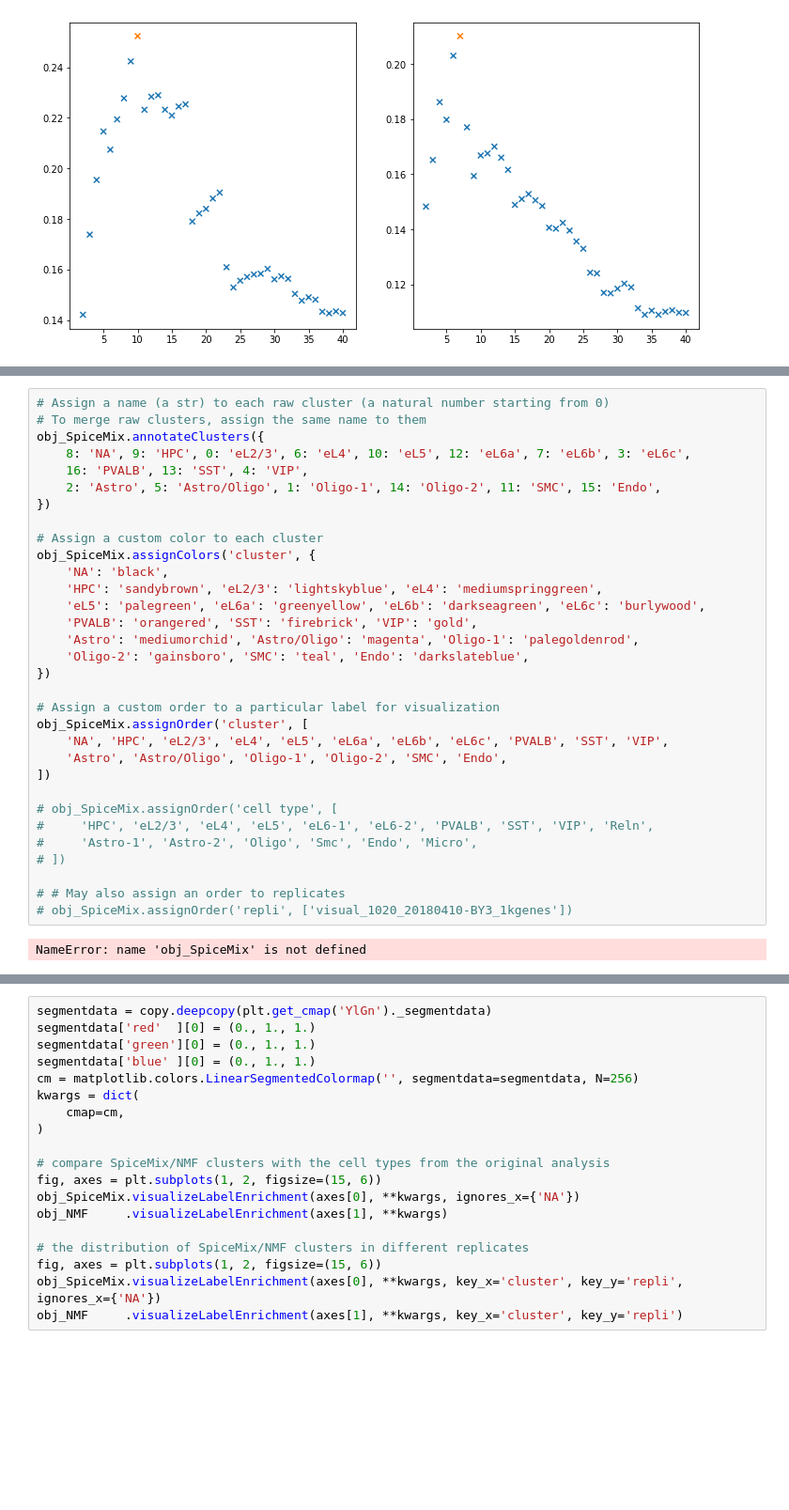
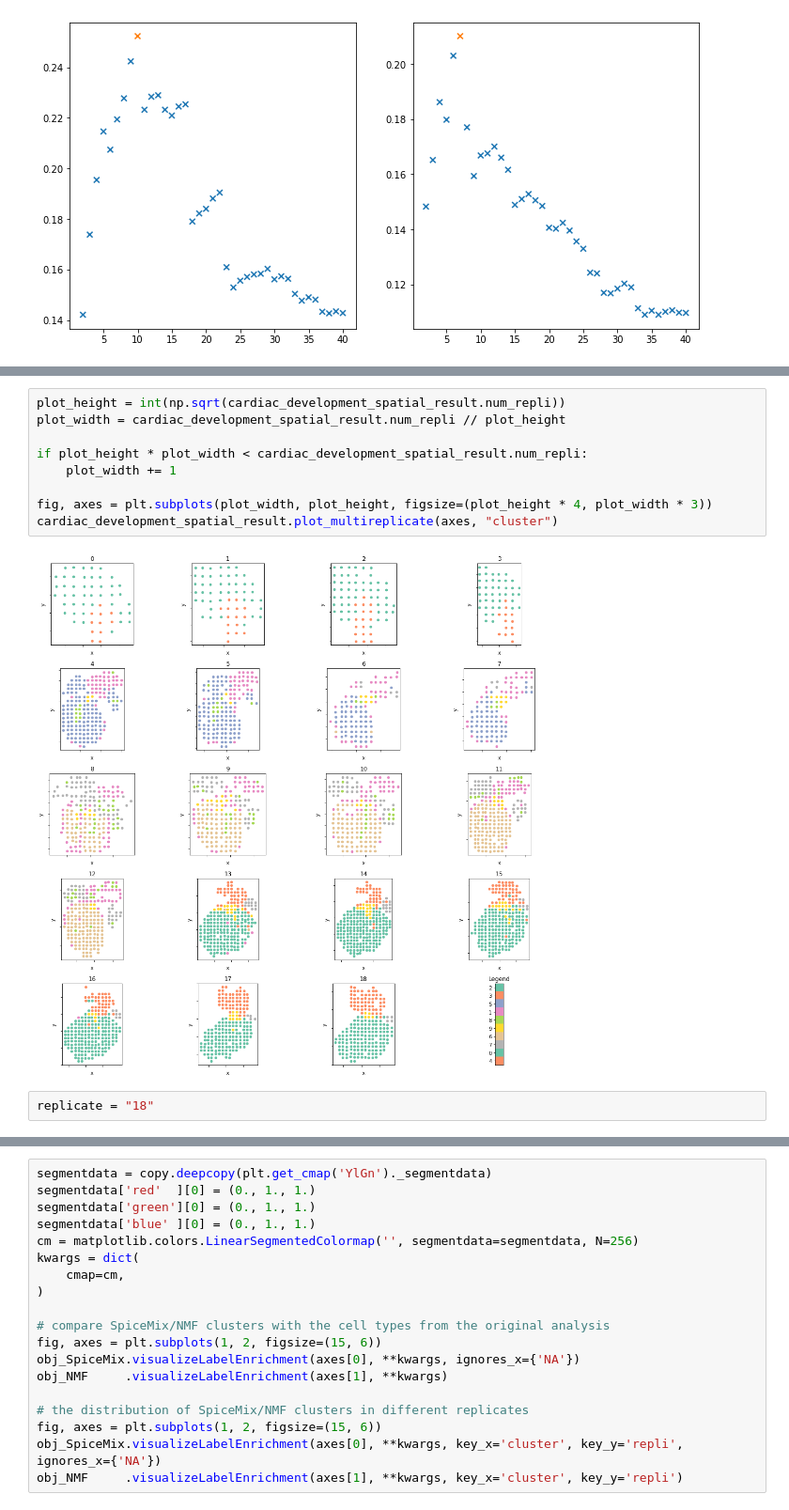
Before and after one commit to alam-shahul/popari, a Jupyter notebook: SpiceMix/analyze_results.ipynb, the cells around one changed output, grey strips where cells are left out. Shown at 94% size. Drawn from its saved outputs; the diff is of its cells as text; blank space fills up the shorter version.

```diff
--- a/SpiceMix/analyze_results.ipynb
+++ b/SpiceMix/analyze_results.ipynb
@@ -87,37 +79,16 @@ sns.scatterplot(ax=axes[1], x='x',y='y',hue='cluster',data=cardiac_development_n
-# %%
-# Assign a name (a str) to each raw cluster (a natural number starting from 0)
-# To merge raw clusters, assign the same name to them
-obj_SpiceMix.annotateClusters({
-    8: 'NA', 9: 'HPC', 0: 'eL2/3', 6: 'eL4', 10: 'eL5', 12: 'eL6a', 7: 'eL6b', 3: 'eL6c',
-    16: 'PVALB', 13: 'SST', 4: 'VIP',
-    2: 'Astro', 5: 'Astro/Oligo', 1: 'Oligo-1', 14: 'Oligo-2', 11: 'SMC', 15: 'Endo',
-})
-
-# Assign a custom color to each cluster
-obj_SpiceMix.assignColors('cluster', {
-    'NA': 'black',
-    'HPC': 'sandybrown', 'eL2/3': 'lightskyblue', 'eL4': 'mediumspringgreen',
-    'eL5': 'palegreen', 'eL6a': 'greenyellow', 'eL6b': 'darkseagreen', 'eL6c': 'burlywood',
-    'PVALB': 'orangered', 'SST': 'firebrick', 'VIP': 'gold',
-    'Astro': 'mediumorchid', 'Astro/Oligo': 'magenta', 'Oligo-1': 'palegoldenrod',
-    'Oligo-2': 'gainsboro', 'SMC': 'teal', 'Endo': 'darkslateblue',
-})
-
-# Assign a custom order to a particular label for visualization
-obj_SpiceMix.assignOrder('cluster', [
-    'NA', 'HPC', 'eL2/3', 'eL4', 'eL5', 'eL6a', 'eL6b', 'eL6c', 'PVALB', 'SST', 'VIP',
-    'Astro', 'Astro/Oligo', 'Oligo-1', 'Oligo-2', 'SMC', 'Endo',
-])
-
-# obj_SpiceMix.assignOrder('cell type', [
-#     'HPC', 'eL2/3', 'eL4', 'eL5', 'eL6-1', 'eL6-2', 'PVALB', 'SST', 'VIP', 'Reln',
-#     'Astro-1', 'Astro-2', 'Oligo', 'Smc', 'Endo', 'Micro',
-# ])
-
-# # May also assign an order to replicates
-# obj_SpiceMix.assignOrder('repli', ['visual_1020_20180410-BY3_1kgenes'])
-# %% [output]
-NameError: name 'obj_SpiceMix' is not defined
+# %%
+plot_height = int(np.sqrt(cardiac_development_spatial_result.num_repli))
+plot_width = cardiac_development_spatial_result.num_repli // plot_height
+
+if plot_height * plot_width < cardiac_development_spatial_result.num_repli:
+    plot_width += 1
+
+fig, axes = plt.subplots(plot_width, plot_height, figsize=(plot_height * 4, plot_width * 3))
+cardiac_development_spatial_result.plot_multireplicate(axes, "cluster")
+# %% [output]
+[figure, added]
+# %%
+replicate = "18"
 # %%
 # We ovrlap latent states on the spatial space
 # SpiceMix metagenes are expected to show clearer spatial patterns with less background expressions
```
Also changed, not shown: parts of 15 cells of this notebook, 2 other files.
